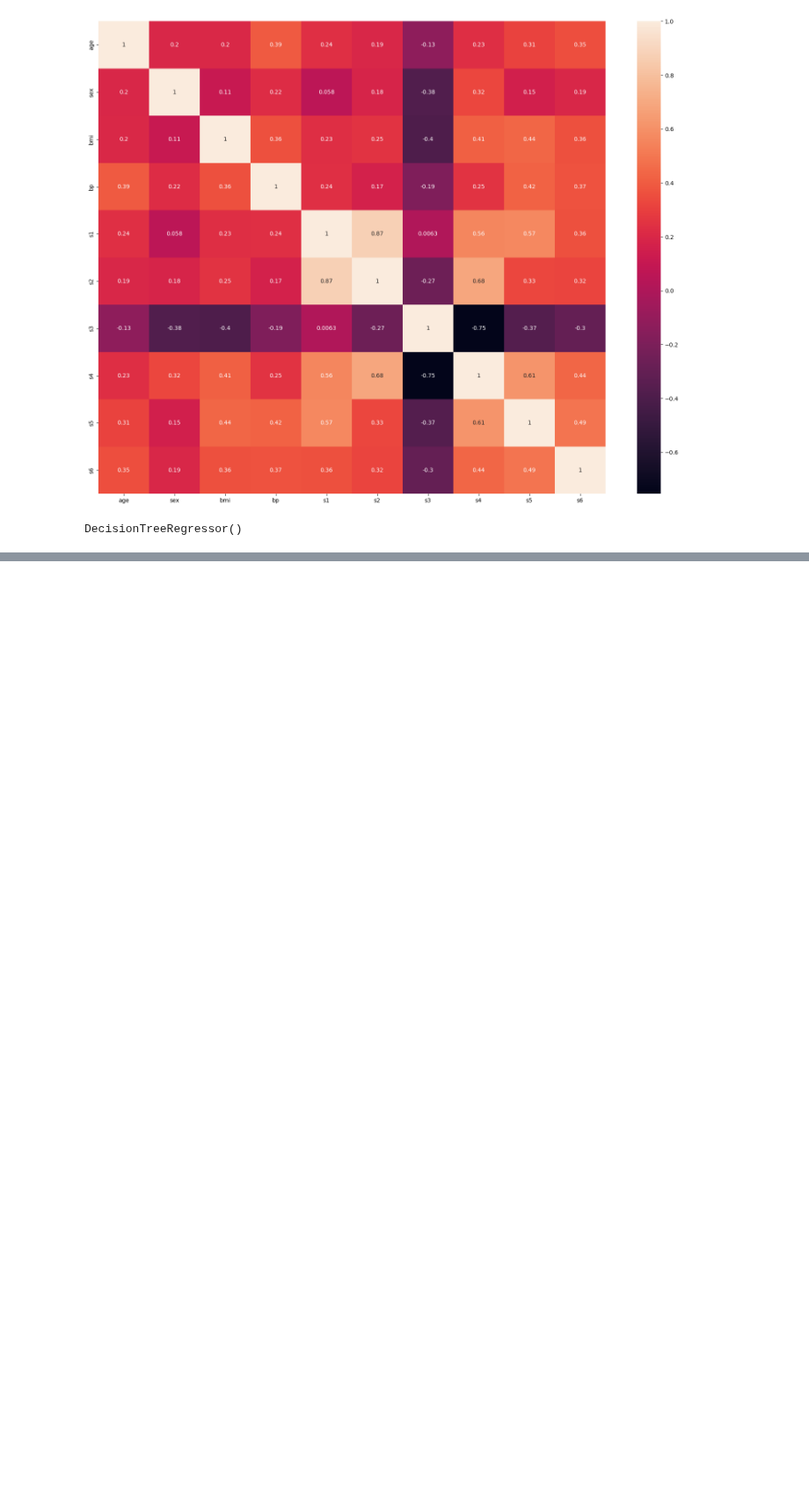
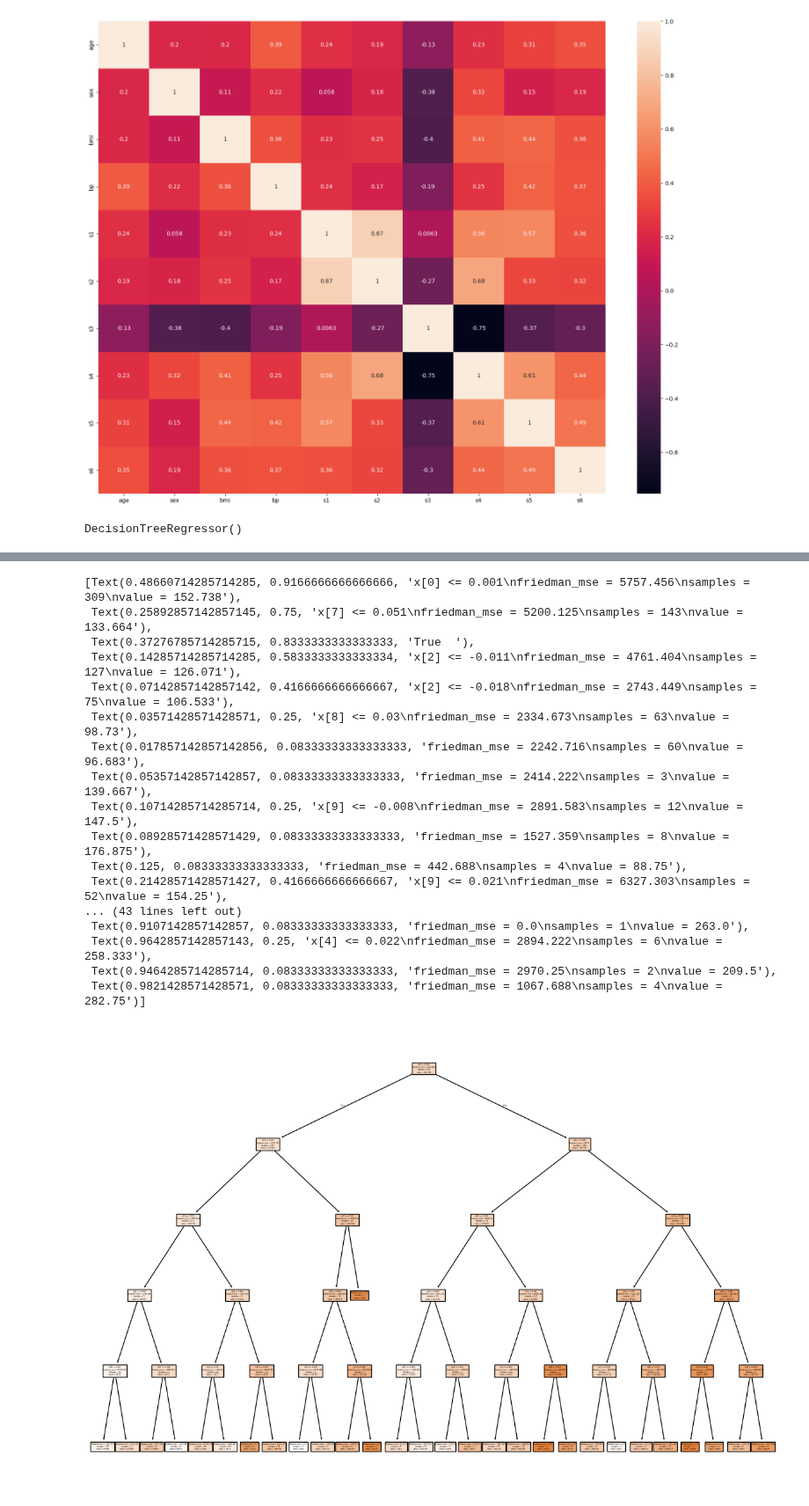
Before and after one commit to Sandilya0241/PythonBasicBootCamp, a Jupyter notebook: 30 Decision Tree Classifier And Regression/30.7-dibetes-prediction-using-dt-regression.ipynb, the cells around one changed output, grey strips where cells are left out. Shown at 88% size. Cells and saved outputs as stored; diff of their text form; code cells hidden in the pictures; blank space fills up the shorter version.

Commit message:
decision tree completed

```diff
--- a/30 Decision Tree Classifier And Regression/30.7-dibetes-prediction-using-dt-regression.ipynb
+++ b/30 Decision Tree Classifier And Regression/30.7-dibetes-prediction-using-dt-regression.ipynb
@@ -42,7 +42,7 @@ print(diabetes)
        220.,  57.]), 'frame': None, 'DESCR': '.. _diabetes_dataset:\n\nDiabetes dataset\n----------------\n\nTen baseline variables, age, sex, body mass index, average blood\npressure, and six blood s ...
 # %%
 import pandas as pd
-X=pd.DataFrame(diabetes["data"],columns=diabetes["feature_names"])
+X=pd.DataFrame(diabetes["data"],columns=["age","sex","bmi","bp","s1","s2","s3","s4","s5","s6"])
 X.head()
 # %% [output]
 |  | age | sex | bmi | bp | s1 | s2 | s3 | s4 | s5 | s6 |
@@ -86,0 +97,17 @@ DecisionTreeRegressor()
+# %%
+from sklearn.model_selection import GridSearchCV
+from sklearn.tree import DecisionTreeRegressor
+import warnings
+
+warnings.filterwarnings('ignore')
+
+param_grid = {
+    "criterion":["friedman_mse", "squared_error", "absolute_error", "poisson"],
+    "splitter" : ["best", "random"],
+    "max_features":["aut0",'sqry','log2'],
+    "max_depth":[1,2,3,4,5,10,15,20,25]
+}
+
+grid=GridSearchCV(DecisionTreeRegressor(),param_grid=param_grid,scoring='neg_mean_squared_error',cv=5)
+
+grid.fit(X_train, y_train)
@@ -86,0 +150,29 @@ DecisionTreeRegressor()
+# %%
+selectModel=DecisionTreeRegressor(criterion='friedman_mse', max_depth=5,max_features='log2', splitter='random')
+selectModel.fit(X_train, y_train)
+y_pred_new=selectModel.predict(X_test)
+# %%
+from matplotlib import pyplot as plt
+from sklearn import tree
+
+plt.figure(figsize=(15,10))
+tree.plot_tree(selectModel,filled=True)
+# %% [output]
+[Text(0.48660714285714285, 0.9166666666666666, 'x[0] <= 0.001\nfriedman_mse = 5757.456\nsamples = 309\nvalue = 152.738'),
+ Text(0.25892857142857145, 0.75, 'x[7] <= 0.051\nfriedman_mse = 5200.125\nsamples = 143\nvalue = 133.664'),
+ Text(0.37276785714285715, 0.8333333333333333, 'True  '),
+ Text(0.14285714285714285, 0.5833333333333334, 'x[2] <= -0.011\nfriedman_mse = 4761.404\nsamples = 127\nvalue = 126.071'),
+ Text(0.07142857142857142, 0.4166666666666667, 'x[2] <= -0.018\nfriedman_mse = 2743.449\nsamples = 75\nvalue = 106.533'),
+ Text(0.03571428571428571, 0.25, 'x[8] <= 0.03\nfriedman_mse = 2334.673\nsamples = 63\nvalue = 98.73'),
+ Text(0.017857142857142856, 0.08333333333333333, 'friedman_mse = 2242.716\nsamples = 60\nvalue = 96.683'),
+ Text(0.05357142857142857, 0.08333333333333333, 'friedman_mse = 2414.222\nsamples = 3\nvalue = 139.667'),
+ Text(0.10714285714285714, 0.25, 'x[9] <= -0.008\nfriedman_mse = 2891.583\nsamples = 12\nvalue = 147.5'),
+ Text(0.08928571428571429, 0.08333333333333333, 'friedman_mse = 1527.359\nsamples = 8\nvalue = 176.875'),
+ Text(0.125, 0.08333333333333333, 'friedman_mse = 442.688\nsamples = 4\nvalue = 88.75'),
+ Text(0.21428571428571427, 0.4166666666666667, 'x[9] <= 0.021\nfriedman_mse = 6327.303\nsamples = 52\nvalue = 154.25'),
+... (43 lines left out)
+ Text(0.9107142857142857, 0.08333333333333333, 'friedman_mse = 0.0\nsamples = 1\nvalue = 263.0'),
+ Text(0.9642857142857143, 0.25, 'x[4] <= 0.022\nfriedman_mse = 2894.222\nsamples = 6\nvalue = 258.333'),
+ Text(0.9464285714285714, 0.08333333333333333, 'friedman_mse = 2970.25\nsamples = 2\nvalue = 209.5'),
+ Text(0.9821428571428571, 0.08333333333333333, 'friedman_mse = 1067.688\nsamples = 4\nvalue = 282.75')]
+[figure, added]
```
Also changed, not shown: parts of 5 cells of this notebook.
